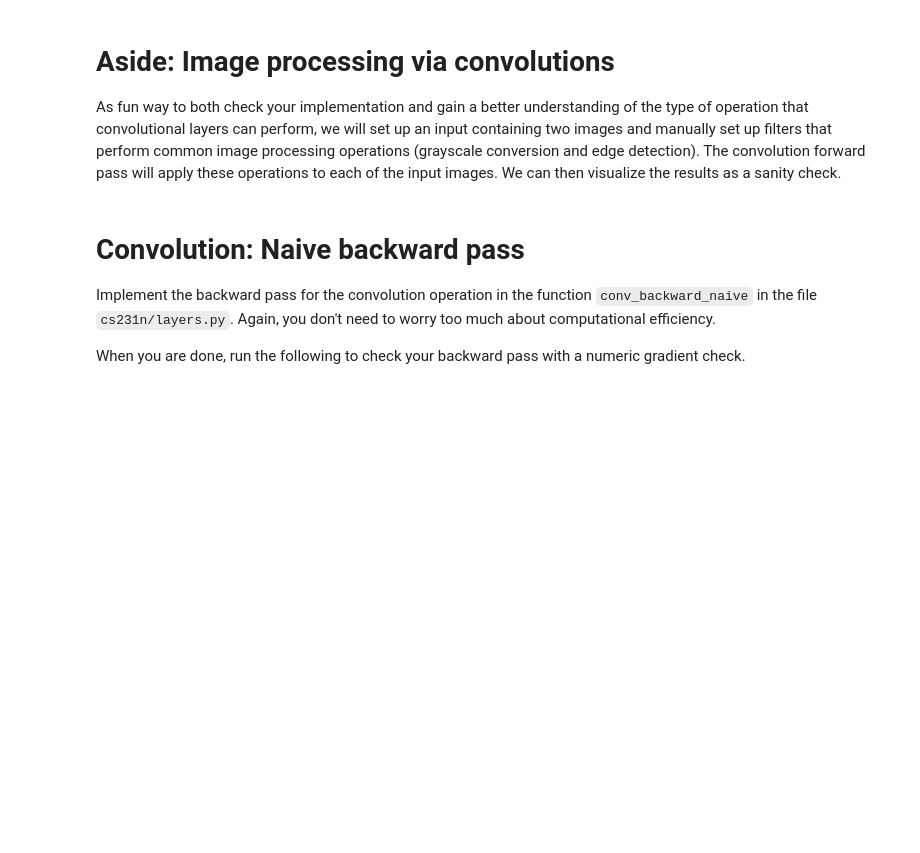
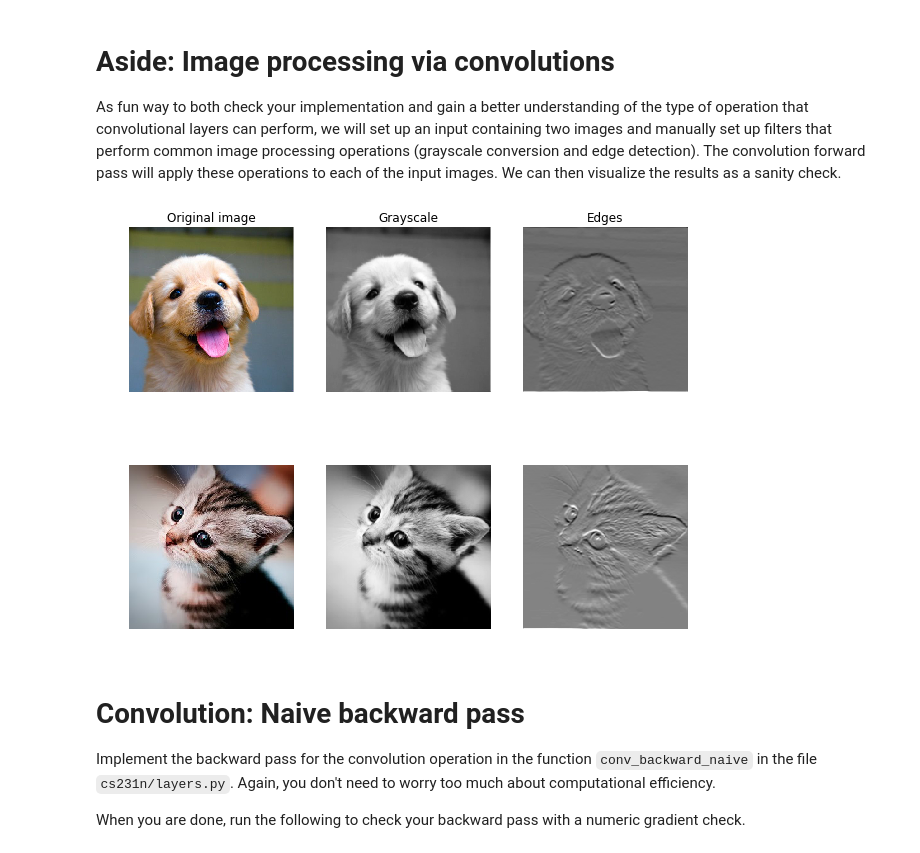
Before and after one commit to esvhd/cs231n, a Jupyter notebook: assignment2/ConvolutionalNetworks.ipynb, the cells around one changed output. Saved outputs shown, nothing was run; the diff lists cells and outputs as text; code cells hidden in the pictures; blank space fills up the shorter version.

```diff
--- a/assignment2/ConvolutionalNetworks.ipynb
+++ b/assignment2/ConvolutionalNetworks.ipynb
@@ -86,12 +81,13 @@ print('difference: ', rel_error(out, correct_out))
 
 As fun way to both check your implementation and gain a better understanding of the type of operation that convolutional layers can perform, we will set up an input containing two images and manually set up filters that perform common image processing operations (grayscale conversion and edge detection). The convolution forward pass will apply these operations to each of the input images. We can then visualize the results as a sanity check.
 # %%
+
 from scipy.misc import imread, imresize
 
 kitten, puppy = imread('kitten.jpg'), imread('puppy.jpg')
 # kitten is wide, and puppy is already square
 d = kitten.shape[1] - kitten.shape[0]
-kitten_cropped = kitten[:, d/2:-d/2, :]
+kitten_cropped = kitten[:, d//2:-d//2, :]
 
 img_size = 200   # Make this smaller if it runs too slow
 x = np.zeros((2, 3, img_size, img_size))
@@ -117,33 +113,35 @@ b = np.array([0, 128])
 
 # Compute the result of convolving each input in x with each filter in w,
 # offsetting by b, and storing the results in out.
 out, _ = conv_forward_naive(x, w, b, {'stride': 1, 'pad': 1})
 
 def imshow_noax(img, normalize=True):
     """ Tiny helper to show images as uint8 and remove axis labels """
     if normalize:
         img_max, img_min = np.max(img), np.min(img)
         img = 255.0 * (img - img_min) / (img_max - img_min)
     plt.imshow(img.astype('uint8'))
     plt.gca().axis('off')
 
 # Show the original images and the results of the conv operation
 plt.subplot(2, 3, 1)
 imshow_noax(puppy, normalize=False)
 plt.title('Original image')
 plt.subplot(2, 3, 2)
 imshow_noax(out[0, 0])
 plt.title('Grayscale')
 plt.subplot(2, 3, 3)
 imshow_noax(out[0, 1])
 plt.title('Edges')
 plt.subplot(2, 3, 4)
 imshow_noax(kitten_cropped, normalize=False)
 plt.subplot(2, 3, 5)
 imshow_noax(out[1, 0])
 plt.subplot(2, 3, 6)
 imshow_noax(out[1, 1])
 plt.show()
+# %% [output]
+[figure, added]
 # %% [markdown]
 # Convolution: Naive backward pass
 Implement the backward pass for the convolution operation in the function `conv_backward_naive` in the file `cs231n/layers.py`. Again, you don't need to worry too much about computational efficiency.
```
Also changed, not shown: parts of 6 cells of this notebook, 2 other files.
